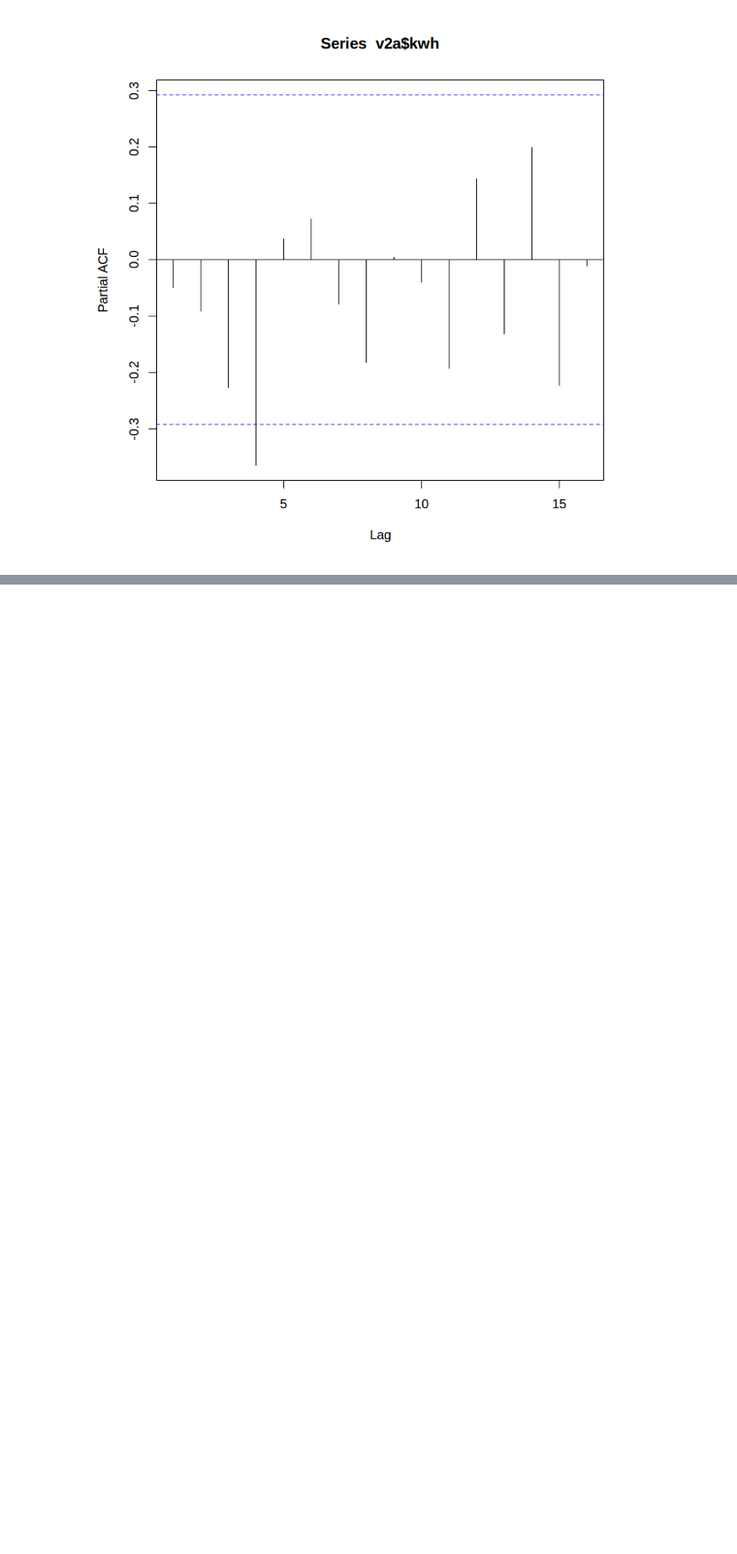
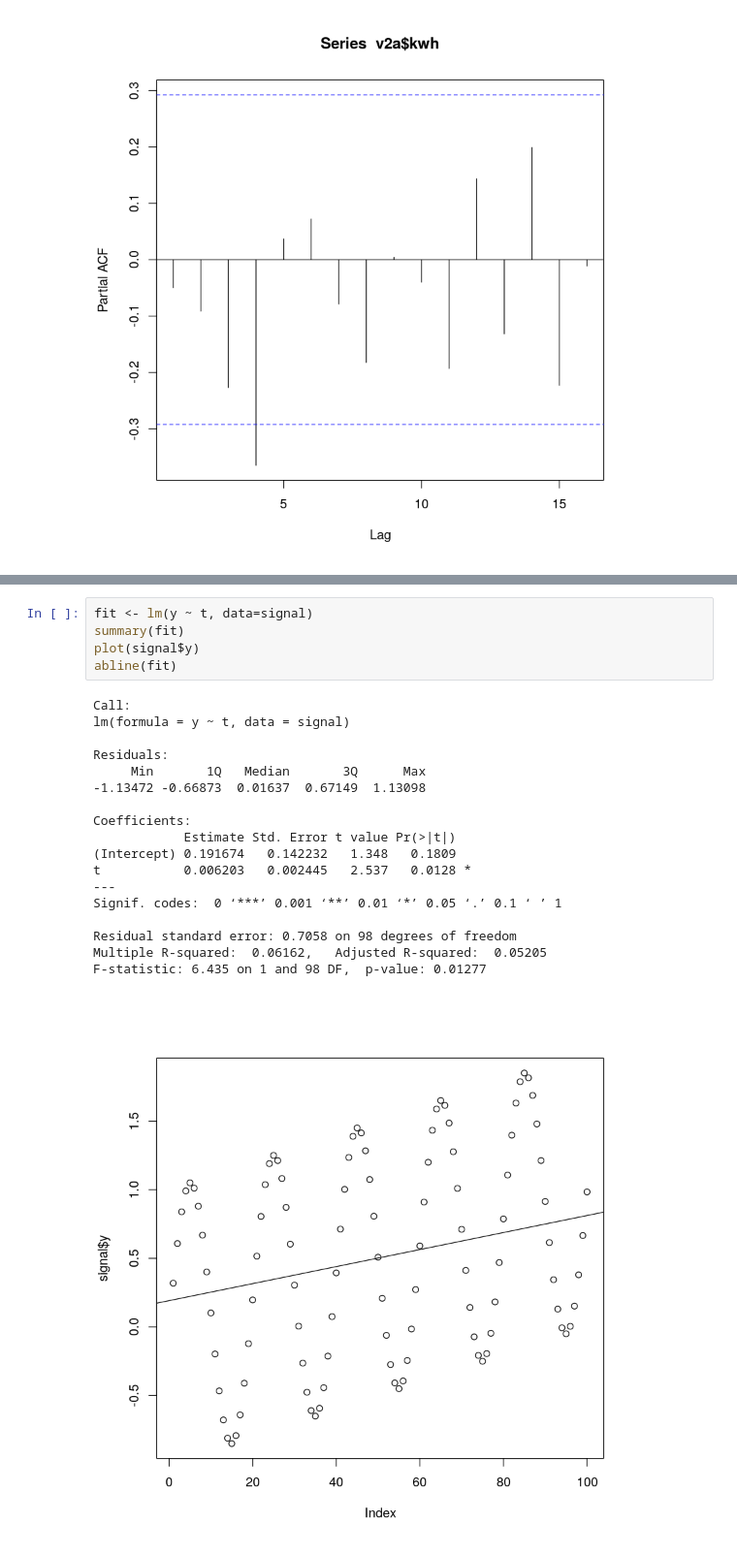
Before and after one commit to abramhindle/R-Timeseries-Tutorial, a Jupyter notebook: R-Timeseries-Tutorial.ipynb, the cells around one changed output, grey strips where cells are left out. Shown at 97% size. Cells and saved outputs as stored; diff of their text form; blank space fills up the shorter version.

```diff
--- a/R-Timeseries-Tutorial.ipynb
+++ b/R-Timeseries-Tutorial.ipynb
@@ -169,0 +263,24 @@ pacf(v2a$kwh)
+# %%
+fit <- lm(y ~ t, data=signal)
+summary(fit)
+plot(signal$y)
+abline(fit)
+# %% [output]
+Call:
+lm(formula = y ~ t, data = signal)
+
+Residuals:
+     Min       1Q   Median       3Q      Max
+-1.13472 -0.66873  0.01637  0.67149  1.13098
+
+Coefficients:
+            Estimate Std. Error t value Pr(>|t|)
+(Intercept) 0.191674   0.142232   1.348   0.1809
+t           0.006203   0.002445   2.537   0.0128 *
+---
+Signif. codes:  0 ‘***’ 0.001 ‘**’ 0.01 ‘*’ 0.05 ‘.’ 0.1 ‘ ’ 1
+
+Residual standard error: 0.7058 on 98 degrees of freedom
+Multiple R-squared:  0.06162,   Adjusted R-squared:  0.05205
+F-statistic: 6.435 on 1 and 98 DF,  p-value: 0.01277
+[figure, added]
```
Also changed, not shown: parts of 22 cells of this notebook.
